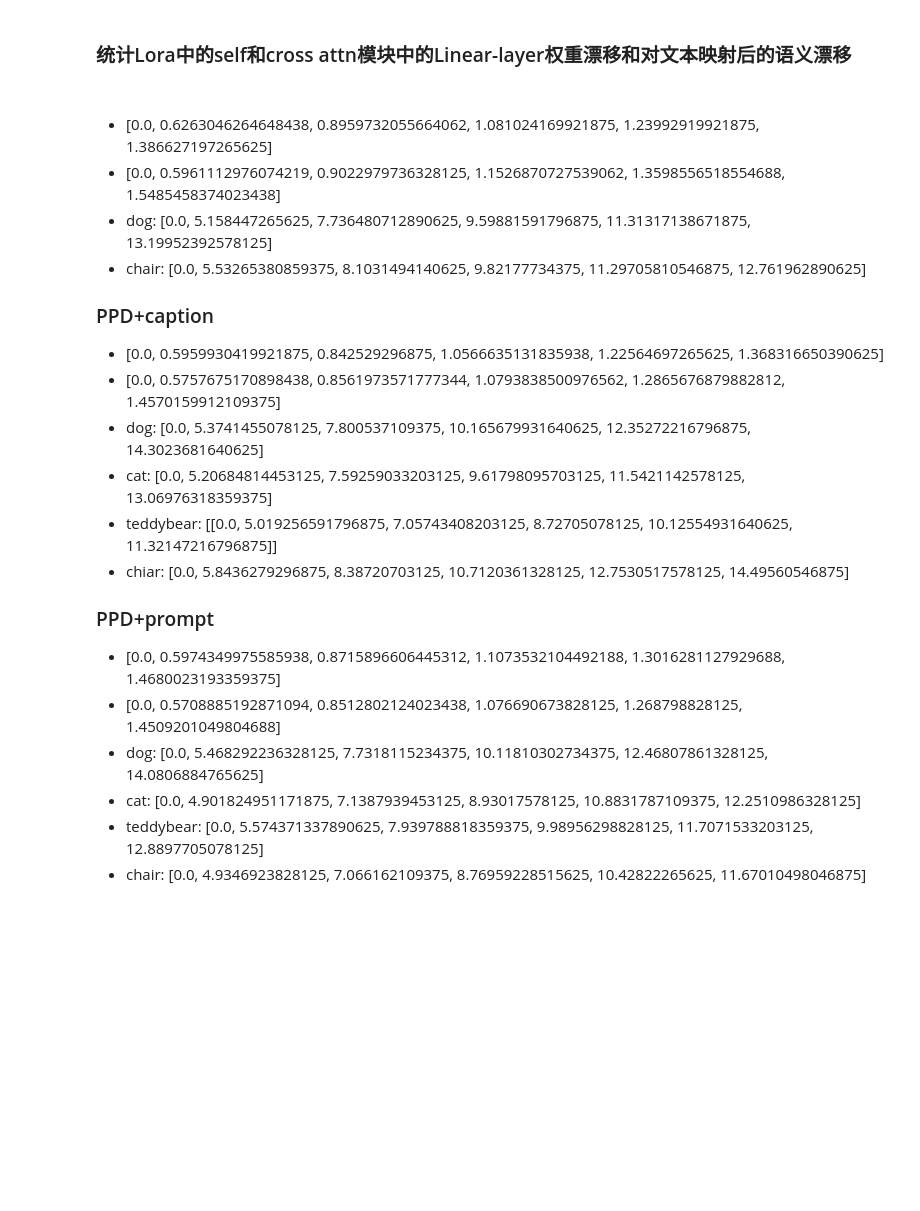
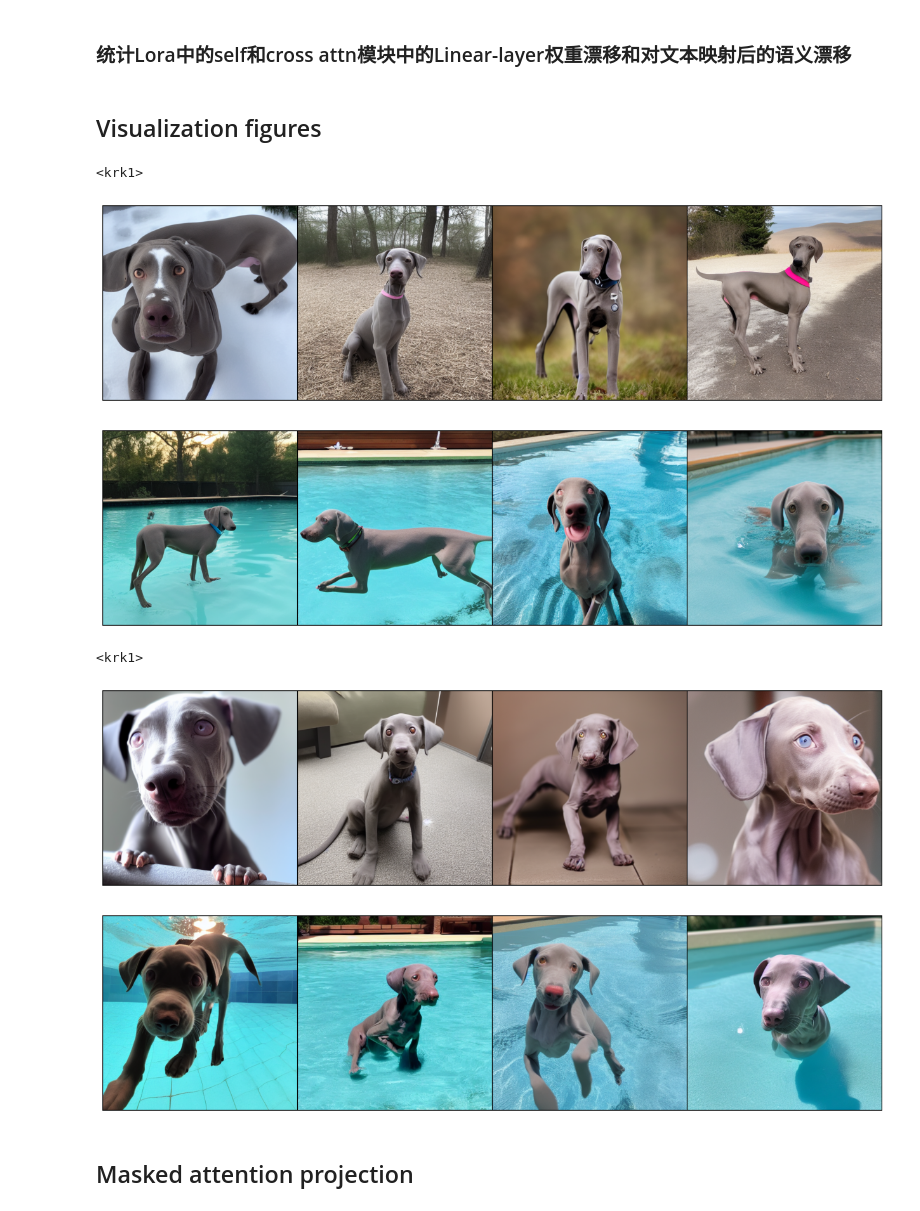
Before and after one commit to Zhicaiwww/Text-regularized-customization, a Jupyter notebook: scripts_my/visualize.ipynb, the cells around one changed output. Saved outputs shown, nothing was run; the diff lists cells and outputs as text; code cells hidden in the pictures; blank space fills up the shorter version.

```diff
--- a/scripts_my/visualize.ipynb
+++ b/scripts_my/visualize.ipynb
@@ -23,7 +23,7 @@ import safetensors
 
 # os.environ["DISABLE_TELEMETRY"] = 'YES'
 model_id = "runwayml/stable-diffusion-v1-5"
-device = torch.device("cuda:3")
+device = torch.device("cuda:2")
 pipe = StableDiffusionPipeline.from_pretrained(model_id, torch_dtype=torch.float16,local_ckpt_files_only=True,revision='39593d5650112b4cc580433f6b0435385882d819').to(device)
 pipe.scheduler = EulerAncestralDiscreteScheduler.from_config(pipe.scheduler.config)
 torch.manual_seed(0)
@@ -171,57 +156,45 @@ for ckpt_file in sorted_group:
         lora_weight_norm_list_self.append(np.mean(cur_step_list_self))
 
 print(lora_weight_norm_list_cross[4:],'\n',lora_weight_norm_list_self[4:],'\n',lora_context_reg_resides_list[4:])
-# %% [markdown]
-###
-- [0.0, 0.6263046264648438, 0.8959732055664062, 1.081024169921875, 1.23992919921875, 1.386627197265625]
-- [0.0, 0.5961112976074219, 0.9022979736328125, 1.1526870727539062, 1.3598556518554688, 1.5485458374023438]
-- dog: [0.0, 5.158447265625, 7.736480712890625, 9.59881591796875, 11.31317138671875, 13.19952392578125]
-- chair: [0.0, 5.53265380859375, 8.1031494140625, 9.82177734375, 11.29705810546875, 12.761962890625]
-### PPD+caption
-- [0.0, 0.5959930419921875, 0.842529296875, 1.0566635131835938, 1.22564697265625, 1.368316650390625]
-- [0.0, 0.5757675170898438, 0.8561973571777344, 1.0793838500976562, 1.2865676879882812, 1.4570159912109375]
-- dog: [0.0, 5.3741455078125, 7.800537109375, 10.165679931640625, 12.35272216796875, 14.3023681640625]
-- cat: [0.0, 5.20684814453125, 7.59259033203125, 9.61798095703125, 11.5421142578125, 13.06976318359375]
-- teddybear: [[0.0, 5.019256591796875, 7.05743408203125, 8.72705078125, 10.12554931640625, 11.32147216796875]]
-- chiar: [0.0, 5.8436279296875, 8.38720703125, 10.7120361328125, 12.7530517578125, 14.49560546875]
-### PPD+prompt
-- [0.0, 0.5974349975585938, 0.8715896606445312, 1.1073532104492188, 1.3016281127929688, 1.4680023193359375]
-- [0.0, 0.5708885192871094, 0.8512802124023438, 1.076690673828125, 1.268798828125, 1.4509201049804688]
-- dog: [0.0, 5.468292236328125, 7.7318115234375, 10.11810302734375, 12.46807861328125, 14.0806884765625]
-- cat:  [0.0, 4.901824951171875, 7.1387939453125, 8.93017578125, 10.8831787109375, 12.2510986328125]
-- teddybear: [0.0, 5.574371337890625, 7.939788818359375, 9.98956298828125, 11.7071533203125, 12.8897705078125]
-- chair: [0.0, 4.9346923828125, 7.066162109375, 8.76959228515625, 10.42822265625, 11.67010498046875]
+# %% [markdown]
+## Visualization figures
 # %%
 import copy
-lora_ckpts = ['../lora_output/checkpoints/debug_clip_decay_0.001/lora_weight_e31_s5000.safetensors']
+lora_ckpts = ['../lora_output/checkpoints/debug_decay_mask_0.001/lora_weight_e12_s2000.safetensors']
 prompts = ['photo of a <krk1> dog', 'photo of a <krk1> dog swimming in a pool']
 bs = 4
 weight_dtype = torch.float16
-pipe_copy = copy.deepcopy(pipe)
+device = "cuda:2"
+pipe_copy = copy.deepcopy(pipe).to(device)
 torch.manual_seed(0)
 patch_pipe(
     pipe_copy,
     lora_ckpts[0],
     patch_text=False,
     patch_ti=True,
     patch_unet=True,
     filter_crossattn_str = 'cross+self'
 )
 # pipe.unet
 tune_lora_scale(pipe_copy.unet, 0)
-pipe_copy.text_encoder.text_model.to("cuda:3", dtype=weight_dtype)
+pipe_copy.text_encoder.text_model.to(device, dtype=weight_dtype)
 # tune_lora_scale(pipe_copy.text_encoder, 1)
 for prompt in prompts:
     prompt = [prompt]*bs
     img = pipe_copy(prompt = prompt, num_inference_steps=50, guidance_scale=6).images
     visualize_images(img,outpath='figure/', nrow=4, show=True,save=False)
+# %% [output]
+<krk1>
+[figure, added]
+[figure, added]
 # %%
 import copy
-lora_ckpts = ['../lora_output/checkpoints/debug_decay_0.001/lora_weight_e31_s5000.safetensors']
+lora_ckpts = ['../lora_output/checkpoints/debug_decay_0.001/lora_weight_e12_s2000.safetensors']
 prompts = ['photo of a <krk1> dog', 'photo of a <krk1> dog swimming in a pool']
 bs = 4
 weight_dtype = torch.float16
-pipe_copy = copy.deepcopy(pipe)
+device = "cuda:2"
+pipe_copy = copy.deepcopy(pipe).to(device)
 torch.manual_seed(0)
 patch_pipe(
     pipe_copy,
@@ -233,9 +206,13 @@ patch_pipe(
 )
 # pipe.unet
 tune_lora_scale(pipe_copy.unet, 0)
-pipe_copy.text_encoder.text_model.to("cuda:3", dtype=weight_dtype)
+pipe_copy.text_encoder.text_model.to(device, dtype=weight_dtype)
 # tune_lora_scale(pipe_copy.text_encoder, 1)
 for prompt in prompts:
     prompt = [prompt]*bs
     img = pipe_copy(prompt = prompt, num_inference_steps=50, guidance_scale=6).images
     visualize_images(img,outpath='figure/', nrow=4, show=True,save=False)
+# %% [output]
+<krk1>
+[figure, added]
+[figure, added]
@@ -257,0 +219,2 @@ print(output.size())
+# %% [markdown]
+## Masked attention projection
```
Also changed, not shown: parts of 5 cells of this notebook, 6 other files.
